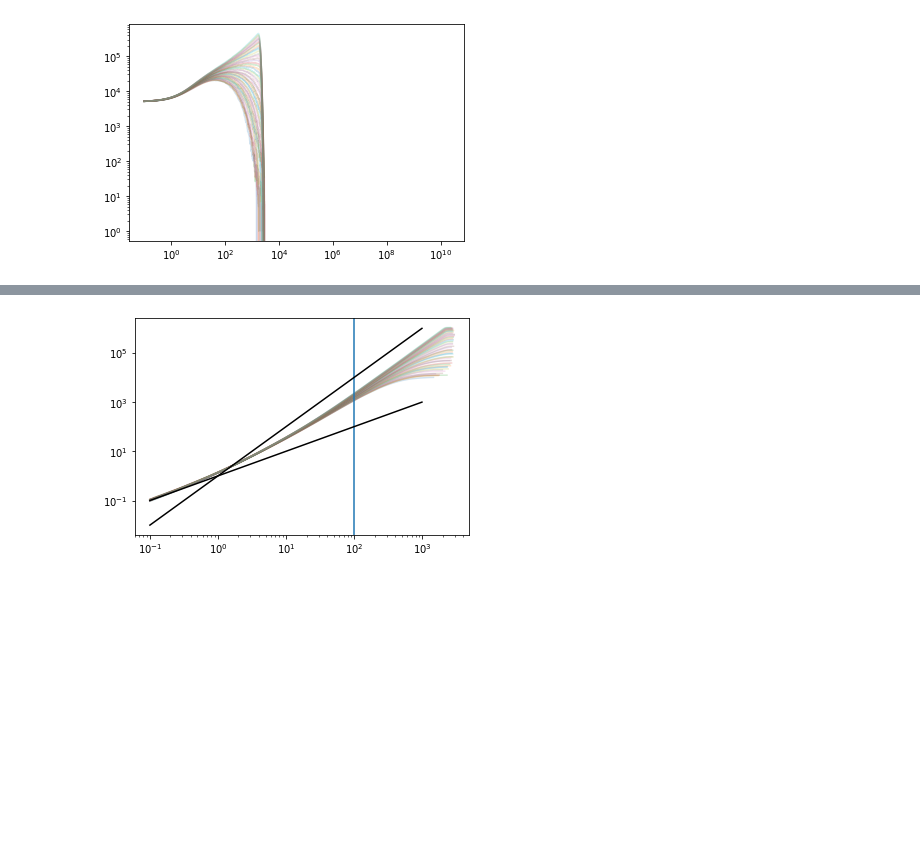
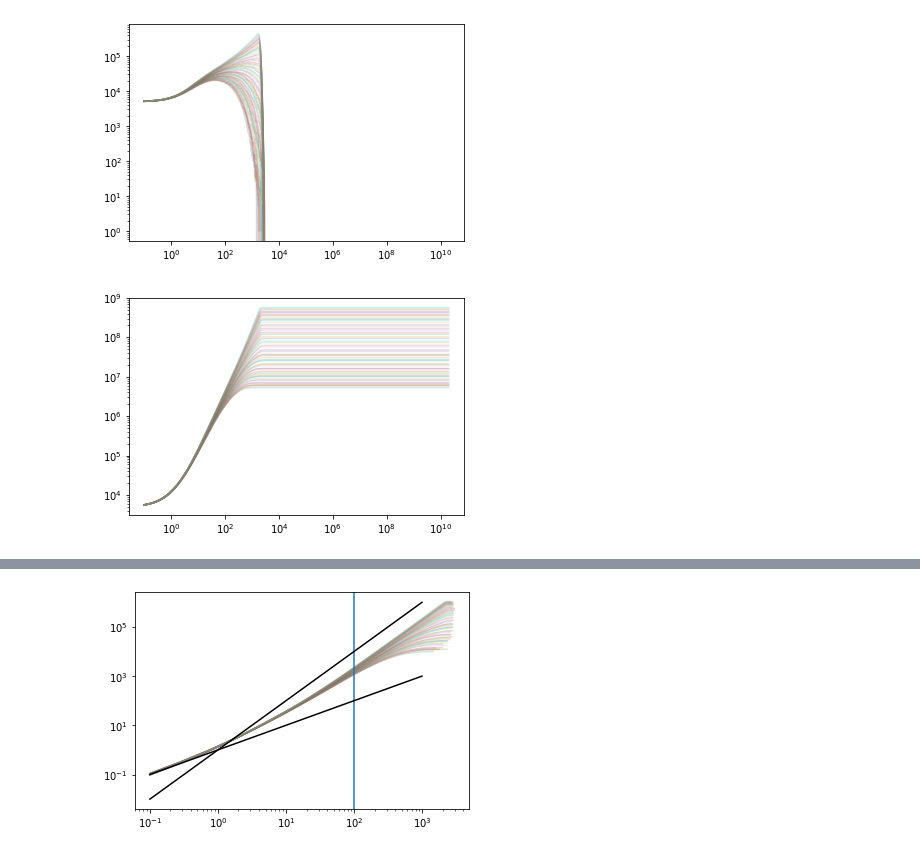
Before and after one commit to Irene-Li/BARW, a Jupyter notebook: BARW/plot_mult_data.ipynb, the cells around one changed output, grey strips where cells are left out. Saved outputs shown, nothing was run; the diff lists cells and outputs as text; code cells hidden in the pictures; blank space fills up the shorter version.

```diff
--- a/BARW/plot_mult_data.ipynb
+++ b/BARW/plot_mult_data.ipynb
@@ -26,7 +26,7 @@ actives = []
 passives = []
 
 for h in hs:
-    filename = 'data_L{}_N{}_p{}_q{}_h{:.3f}.dat'.format(L, N, p, q, h)
+    filename = 'pack/data_L{}_N{}_p{}_q{}_h{:.3f}.dat'.format(L, N, p, q, h)
     print(filename)
     file = open(filename)
     realisations, moments = read_file(file, verbose=False)
@@ -86,3 +86,14 @@ plt.xscale('log')
 plt.show()
 # %% [output]
 [figure]
+# %%
+for (i, tracer_moments) in enumerate(passives):
+    t = tracer_moments[:, 0]
+    m = tracer_moments[:, 2]
+
+    plt.plot(t, m, alpha=0.2)
+plt.yscale('log')
+plt.xscale('log')
+plt.show()
+# %% [output]
+[figure, added]
```
Also changed, not shown: parts of 3 cells of this notebook, 1 other file.
